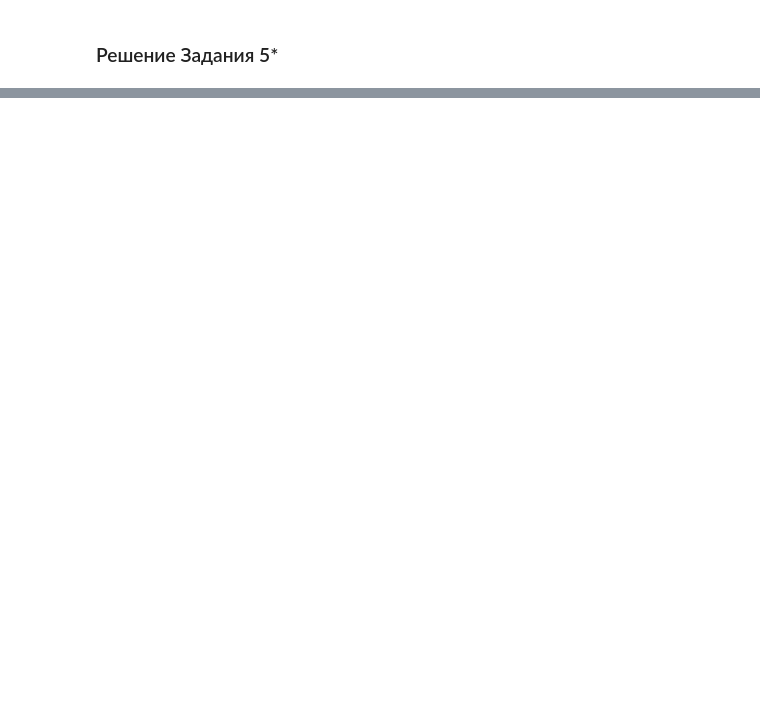
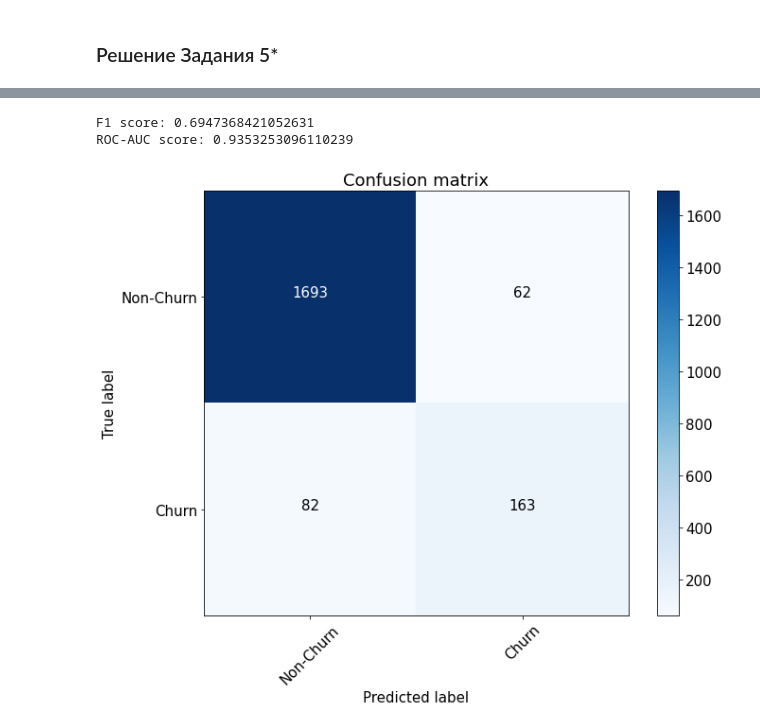
Before and after one commit to shatandv/GB_ML_Business_2021_04_26, a Jupyter notebook: homework/lesson2/les2_homework.ipynb, the cells around one changed output, grey strips where cells are left out. Cells and saved outputs as stored; diff of their text form; code cells hidden in the pictures; blank space fills up the shorter version.

```diff
--- a/homework/lesson2/les2_homework.ipynb
+++ b/homework/lesson2/les2_homework.ipynb
@@ -84,0 +338,3 @@ def get_user_embedding(user_articles_list):
+# %%
+metrics_tfidf = train_embeddings_and_model(users, churn, get_user_embedding)
+metrics_df = metrics_df.append(metrics_tfidf, ignore_index=True)
@@ -84,0 +345,2 @@ def get_user_embedding(user_articles_list):
+# %%
+metrics_df.index = ['mean', 'median', 'max', 'idf_mean']
@@ -84,0 +363,3 @@ def get_user_embedding(user_articles_list):
+# %%
+metrics_tfidf_median = train_embeddings_and_model(users, churn, get_user_embedding_median)
+metrics_df = metrics_df.append(metrics_tfidf_median, ignore_index=True)
@@ -84,0 +370,7 @@ def get_user_embedding(user_articles_list):
+# %%
+metrics_tfidf_max = train_embeddings_and_model(users, churn, get_user_embedding_max)
+metrics_df = metrics_df.append(metrics_tfidf_max, ignore_index=True)
+# %% [output]
+F1 score: 0.6947368421052631
+ROC-AUC score: 0.9353253096110239
+[figure, added]
```
Also changed, not shown: parts of 46 cells of this notebook, 1 other file.
